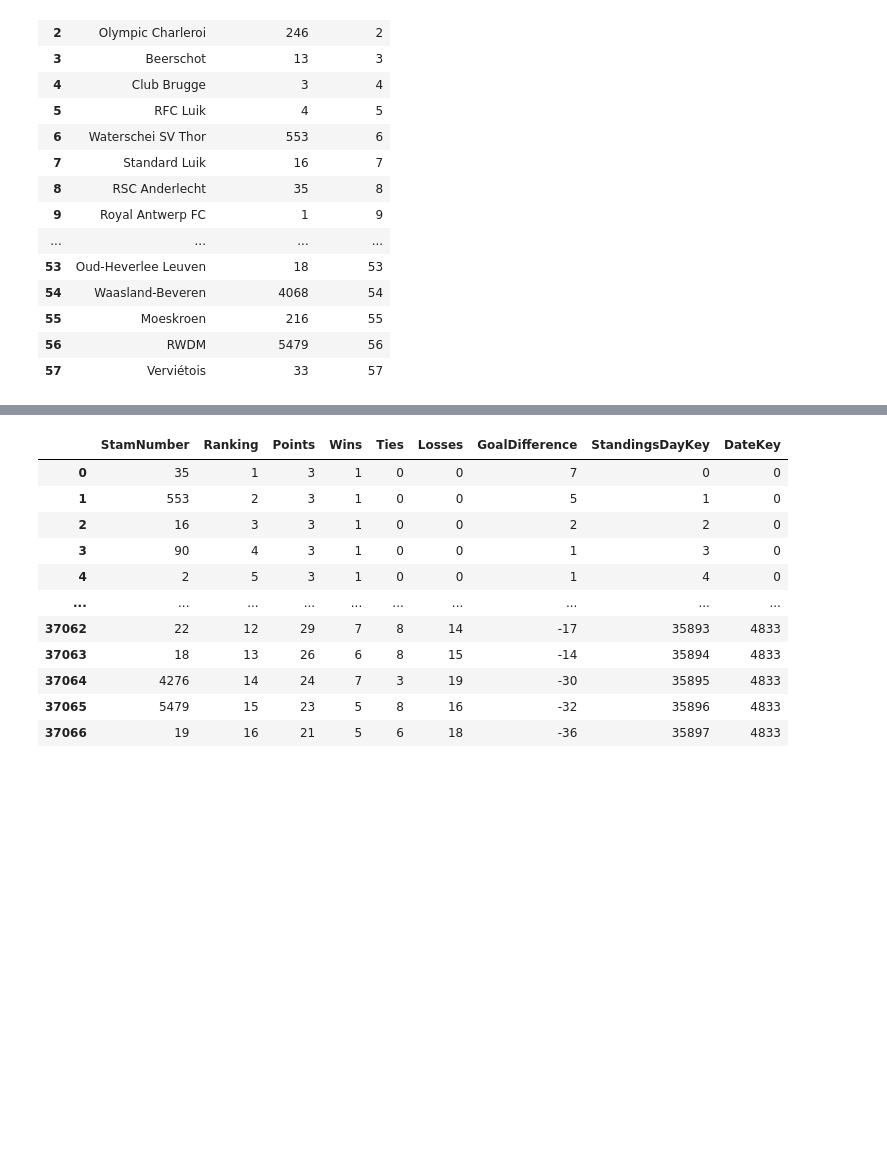
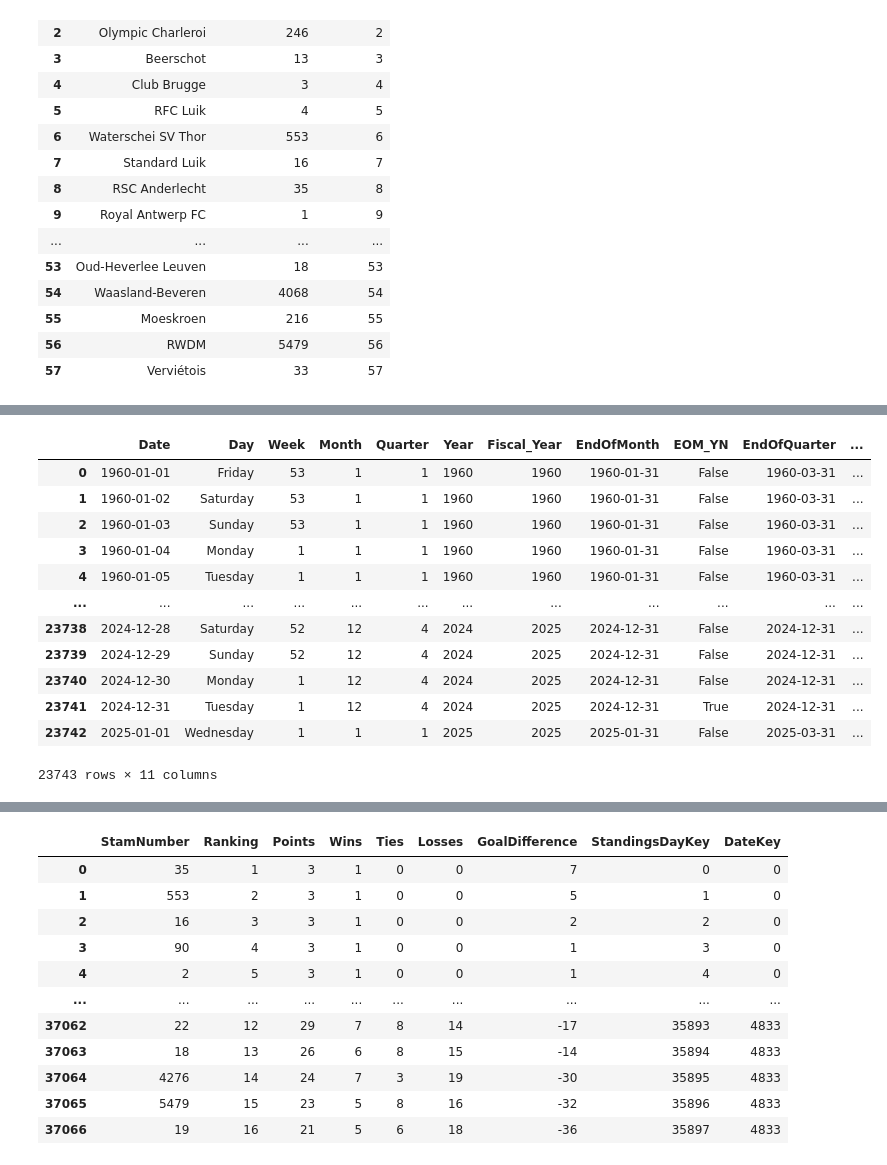
Before and after one commit to RobbeVDK/DEP1-2023-2024-groep04, a Jupyter notebook: bulk_insert_data.ipynb, the cells around one changed output, grey strips where cells are left out. Cells and saved outputs as stored; diff of their text form; code cells hidden in the pictures; blank space fills up the shorter version.

Commit message:
script aangepast voor nieuwe dimensions

```diff
--- a/bulk_insert_data.ipynb
+++ b/bulk_insert_data.ipynb
@@ -113,0 +61,65 @@ dim_time_df
+# %%
+import pandas as pd
+
+
+
+dim_date_df = pd.DataFrame()
+"""
+dim_date_df['FullDate'] = pd.to_datetime(wedstrijden_df['datum'], format='%Y/%m/%d')
+dim_date_df['Season'] = wedstrijden_df['seizoen']
+dim_date_df['PlayDay'] = wedstrijden_df['speeldag']
+dim_date_df = dim_date_df.drop_duplicates()
+dim_date_df = dim_date_df.reset_index(drop=True)
+dim_date_df['DateKey'] = dim_date_df.index
+dim_date_df
+ """
+
+import pandas as pd
+import holidays
+
+def create_dim_date(start_date, end_date):
+    '''
+    Create Dimension Date in Pandas
+
+    :return df_date : DataFrame
+    '''
+    from pandas.tseries.offsets import MonthEnd, QuarterEnd
+
+    # Construct DIM Date Dataframe
+    df_date = pd.DataFrame({"Date": pd.date_range(start=f'{start_date}', end=f'{end_date}', freq='D')})
+
+    def get_end_of_month(pd_date):
+        if pd_date.is_month_end == True:
+            return pd_date
+        else:
+            return pd_date + MonthEnd(1)
+
+    def get_end_of_quarter(pd_date):
+        if pd_date.is_quarter_end == True:
+            return pd_date
+        else:
+            return pd_date + QuarterEnd(1)
+
+    # Add in attributes
+    df_date["Day"] = df_date.Date.dt.day_name()
+    df_date["Week"] = df_date.Date.dt.isocalendar().week
+    df_date["Month"] = df_date.Date.dt.month
+    df_date["Year"] = df_date.Date.dt.year
+    return df_date
+
+dim_date_df = create_dim_date(1960,2025)
+dim_date_df
+# %% [output]
+|  | Date | Day | Week | Month | Quarter | Year | Fiscal_Year | EndOfMonth | EOM_YN | EndOfQuarter | ... |
+| 0 | 1960-01-01 | Friday | 53 | 1 | 1 | 1960 | 1960 | 1960-01-31 | False | 1960-03-31 | ... |
+| 1 | 1960-01-02 | Saturday | 53 | 1 | 1 | 1960 | 1960 | 1960-01-31 | False | 1960-03-31 | ... |
+| 2 | 1960-01-03 | Sunday | 53 | 1 | 1 | 1960 | 1960 | 1960-01-31 | False | 1960-03-31 | ... |
+| 3 | 1960-01-04 | Monday | 1 | 1 | 1 | 1960 | 1960 | 1960-01-31 | False | 1960-03-31 | ... |
+| 4 | 1960-01-05 | Tuesday | 1 | 1 | 1 | 1960 | 1960 | 1960-01-31 | False | 1960-03-31 | ... |
+| ... | ... | ... | ... | ... | ... | ... | ... | ... | ... | ... | ... |
+| 23738 | 2024-12-28 | Saturday | 52 | 12 | 4 | 2024 | 2025 | 2024-12-31 | False | 2024-12-31 | ... |
+| 23739 | 2024-12-29 | Sunday | 52 | 12 | 4 | 2024 | 2025 | 2024-12-31 | False | 2024-12-31 | ... |
+| 23740 | 2024-12-30 | Monday | 1 | 12 | 4 | 2024 | 2025 | 2024-12-31 | False | 2024-12-31 | ... |
+| 23741 | 2024-12-31 | Tuesday | 1 | 12 | 4 | 2024 | 2025 | 2024-12-31 | True | 2024-12-31 | ... |
+| 23742 | 2025-01-01 | Wednesday | 1 | 1 | 1 | 2025 | 2025 | 2025-01-31 | False | 2025-03-31 | ... |
+23743 rows × 11 columns
```
Also changed, not shown: parts of 4 cells of this notebook.
